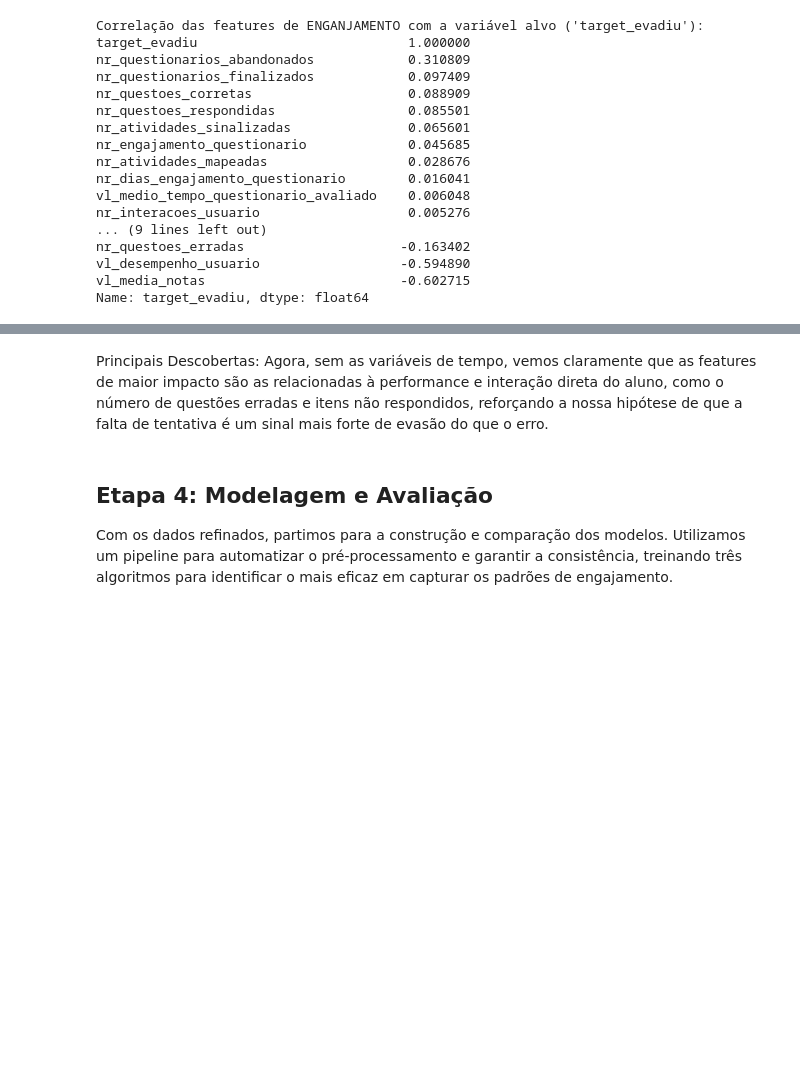
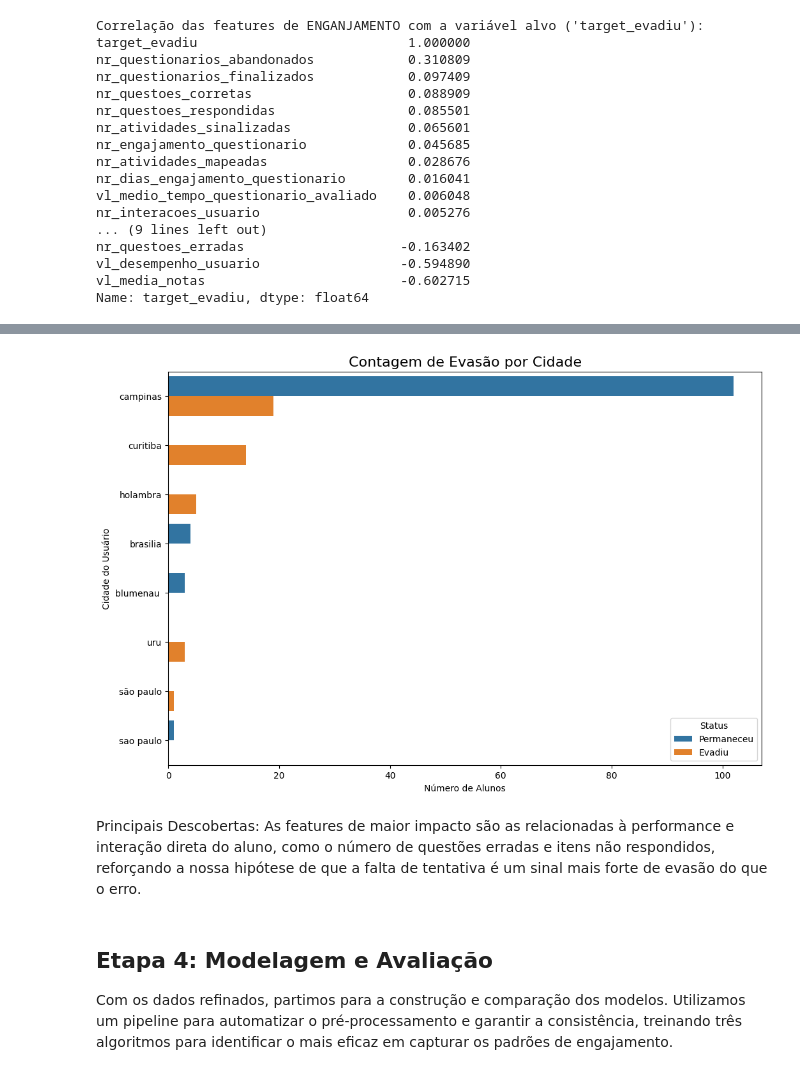
Before and after one commit to MarcosBristot/IA-MACHINE-LEARNING, a Jupyter notebook: projeto_evasao_2.ipynb, the cells around one changed output, grey strips where cells are left out. Drawn from its saved outputs; the diff is of its cells as text; code cells hidden in the pictures; blank space fills up the shorter version.

```diff
--- a/projeto_evasao_2.ipynb
+++ b/projeto_evasao_2.ipynb
@@ -150,5 +184,20 @@ Name: target_evadiu, dtype: float64
+# %%
+# Supondo que df_plot ainda contém a coluna 'target_evadiu'
+plt.figure(figsize=(12, 8))
+df_plot['ds_cidade_usuario'] = df_plot['ds_cidade_usuario'].str.lower()
+# Usamos o countplot com 'hue' para separar por status de evasão
+# Usar 'y' em vez de 'x' é bom para categorias com nomes longos
+ax = sns.countplot(y='ds_cidade_usuario', hue='target_evadiu', data=df_plot, order = df_plot['ds_cidade_usuario'].value_counts().index)
+
+plt.title('Contagem de Evasão por Cidade', fontsize=16)
+plt.xlabel('Número de Alunos')
+plt.ylabel('Cidade do Usuário')
+plt.legend(title='Status', labels=['Permaneceu', 'Evadiu'])
+plt.show()
+# %% [output]
+[figure, added]
 # %% [markdown]
-Principais Descobertas: Agora, sem as variáveis de tempo, vemos claramente que as features de maior impacto são as relacionadas à performance e interação direta do aluno, como o número de questões erradas e itens não respondidos, reforçando a nossa hipótese de que a falta de tentativa é um sinal mais forte de evasão do que o erro.
+Principais Descobertas: As features de maior impacto são as relacionadas à performance e interação direta do aluno, como o número de questões erradas e itens não respondidos, reforçando a nossa hipótese de que a falta de tentativa é um sinal mais forte de evasão do que o erro.
 # %% [markdown]
 ## **Etapa 4: Modelagem e Avaliação**
 
```
Also changed, not shown: parts of 6 cells of this notebook, 2 other files.
